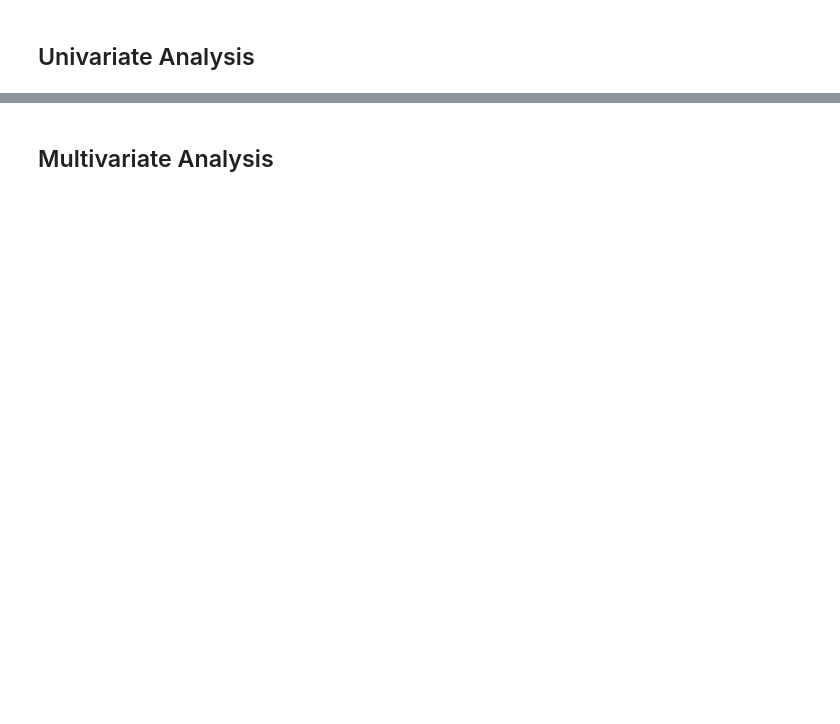
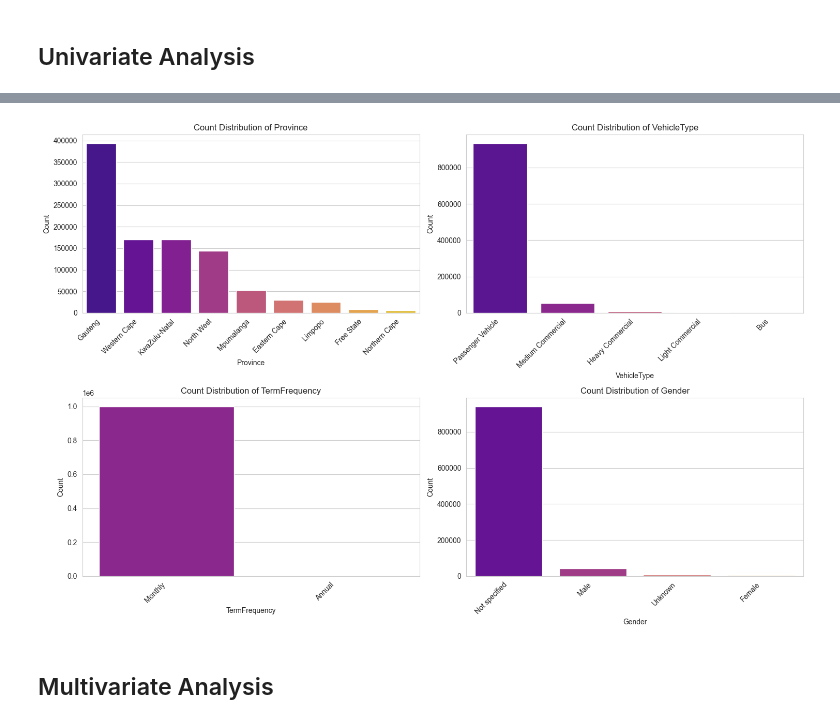
Before and after one commit to Helina-Yilma/Insurance-Analytics, a Jupyter notebook: notebooks/EDA_and_Stats_week3.ipynb, the cells around one changed output, grey strips where cells are left out. Saved outputs shown, nothing was run; the diff lists cells and outputs as text; code cells hidden in the pictures; blank space fills up the shorter version.

```diff
--- a/notebooks/EDA_and_Stats_week3.ipynb
+++ b/notebooks/EDA_and_Stats_week3.ipynb
@@ -30,2 +228,29 @@ print(f"Successfully converted {input_file} to {output_file}")
+# %%
+### Distribution of Categorical Variables (Bar Charts)
+
+# Select key categorical features for count analysis
+categorical_plots = ['Province', 'VehicleType', 'TermFrequency', 'Gender']
+
+plt.figure(figsize=(15, 10))
+for i, col in enumerate(categorical_plots):
+    plt.subplot(2, 2, i + 1)
+    # 1. Prepare data (use reset_index() for easy column access)
+    plot_data = df[col].value_counts().nlargest(10).reset_index()
+    plot_data.columns = [col, 'Count']
+    # 2. Barplot
+    sns.barplot(
+        x=col,
+        y='Count',
+        data=plot_data,
+        hue=col,
+        palette='plasma',
+        legend=False
+    )
+    plt.title(f'Count Distribution of {col}')
+    plt.xticks(rotation=45, ha='right')
+plt.tight_layout()
+plt.show()
+# %% [output]
+[figure, added]
 # %% [markdown]
 ## Multivariate Analysis
```
Also changed, not shown: parts of 15 cells of this notebook.
